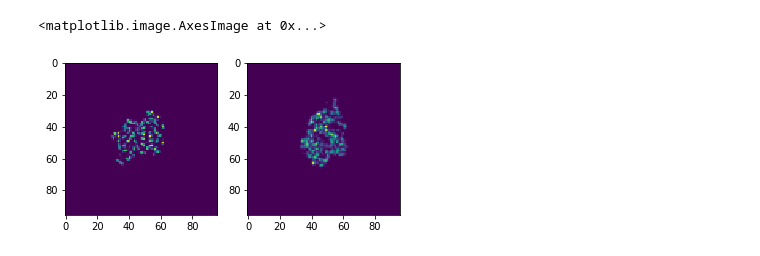
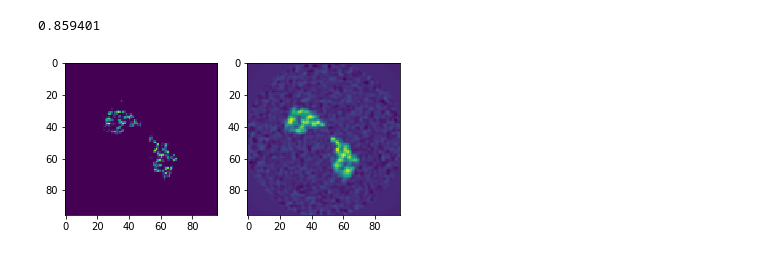
Before and after one commit to SebLu1/SingleParticleAnalysis, a Jupyter notebook: ExploreData.ipynb, the cells around one changed output. Cells and saved outputs as stored; diff of their text form; code cells hidden in the pictures.

```diff
--- a/ExploreData.ipynb
+++ b/ExploreData.ipynb
@@ -219,0 +271,4 @@ from ClassFiles.ut import l2
+# %%
+gt, sgd = load_data()
+gt = np.expand_dims(np.expand_dims(gt, 0), -1)/l2(gt)
+sgd = np.expand_dims(np.expand_dims(sgd, 0), -1)/l2(sgd)
@@ -256,11 +311,12 @@ molecules.shape
 # %%
 plt.figure()
 plt.subplot(121)
-plt.imshow(molecules[0,45,...,0])
+plt.imshow(gt[0,...,45,0])
 plt.subplot(122)
-plt.imshow(rot_im[0,45,...,0])
+plt.imshow(sgd[0,...,45,0])
+print(l2(sgd-gt))
 # %% [output]
-<matplotlib.image.AxesImage at 0x...>
+0.859401
-[figure, old version]
+[figure, new version]
 # %%
 print(theta[0,...])
```
Also changed, not shown: parts of 32 cells of this notebook, 12 other files.
